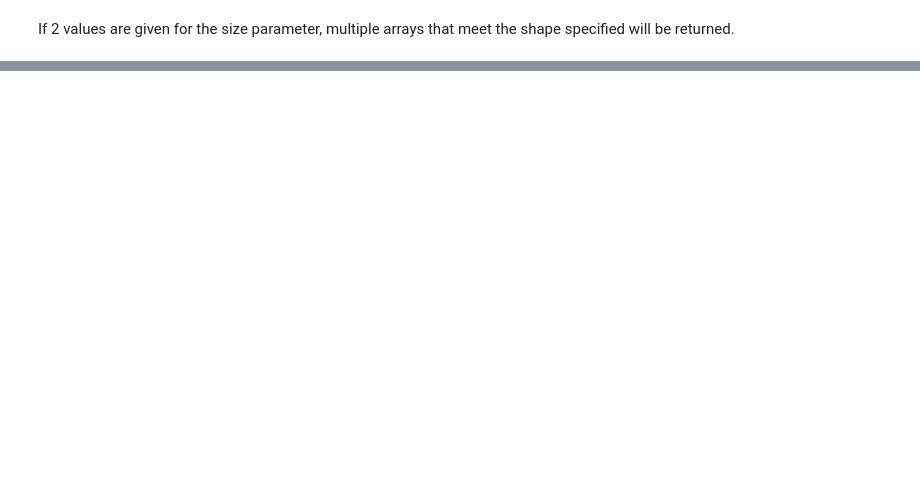
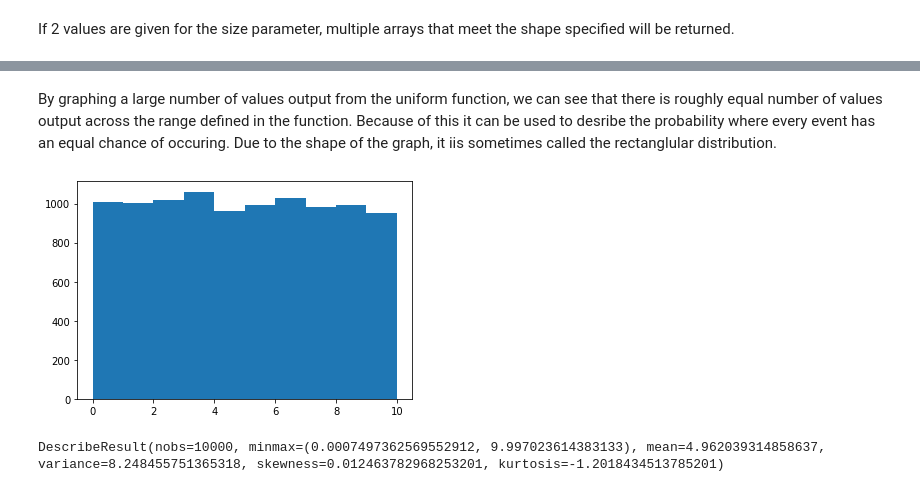
Before and after one commit to hayleydoherty/Programming-for-DA-Assignment, a Jupyter notebook: Assignment.ipynb, the cells around one changed output, grey strips where cells are left out. Cells and saved outputs as stored; diff of their text form; code cells hidden in the pictures; blank space fills up the shorter version.

Commit message:
Investigated uniform and normal distributions as part of Q3 of the assignment. Added graphs and looked up some information on confidence intervals

```diff
--- a/Assignment.ipynb
+++ b/Assignment.ipynb
@@ -399,0 +400,13 @@ array([[8.90763397, 8.3515242 , 9.06700652, 6.19095454, 9.46395077],
+# %% [markdown]
+By graphing a large number of values output from the uniform function, we can see that there is roughly equal number of values output across the range defined in the function. Because of this it can be used to desribe the probability where every event has an equal chance of occuring. Due to the shape of the graph, it iis sometimes called the rectanglular distribution.
+# %%
+ax = rng.uniform(0, 10, 10000)
+plt.hist(ax)
+plt.show()
+# %% [output]
+[figure, added]
+# %%
+from scipy import stats
+stats.describe(ax)
+# %% [output]
+DescribeResult(nobs=10000, minmax=(0.0007497362569552912, 9.997023614383133), mean=4.962039314858637, variance=8.248455751365318, skewness=0.012463782968253201, kurtosis=-1.2018434513785201)
```
Also changed, not shown: parts of 52 cells of this notebook.
